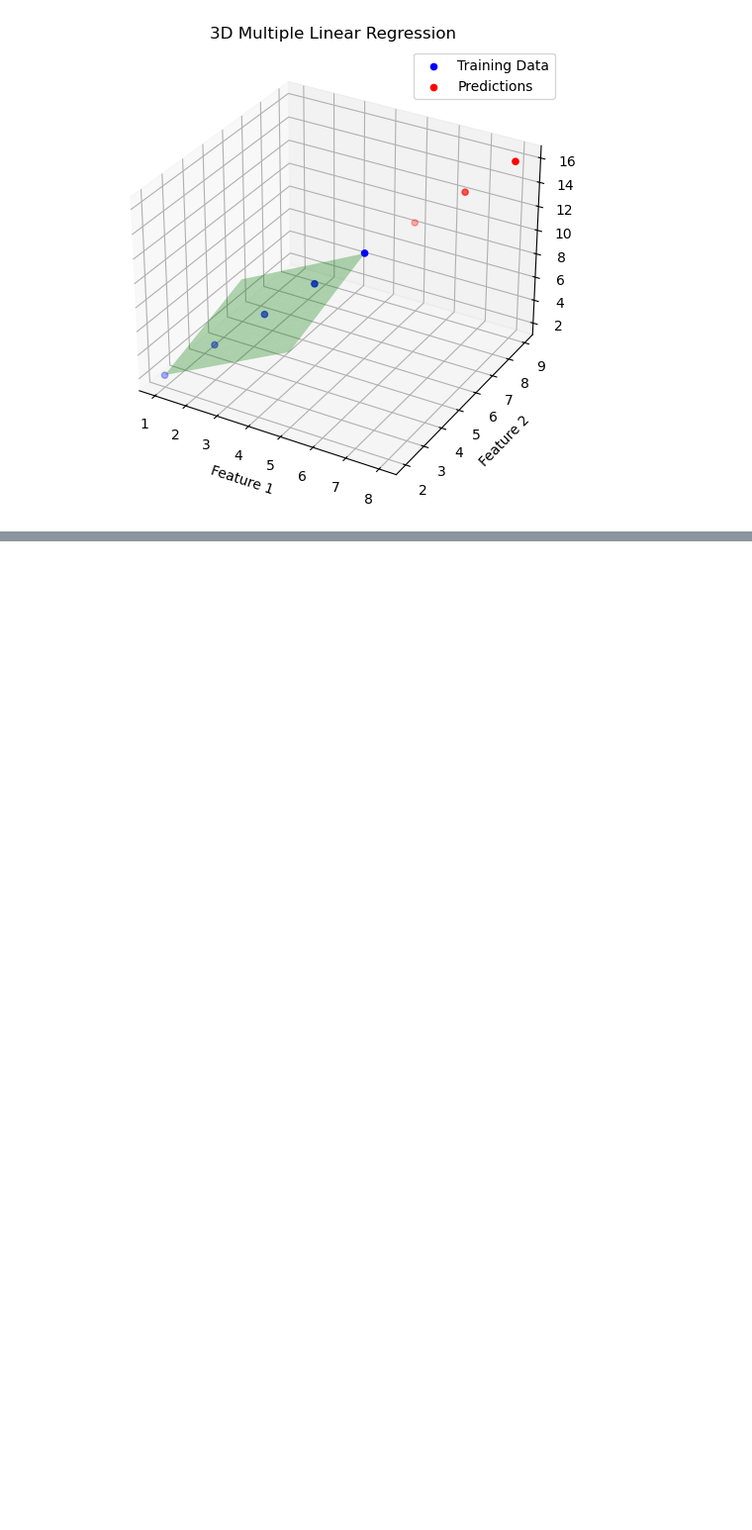
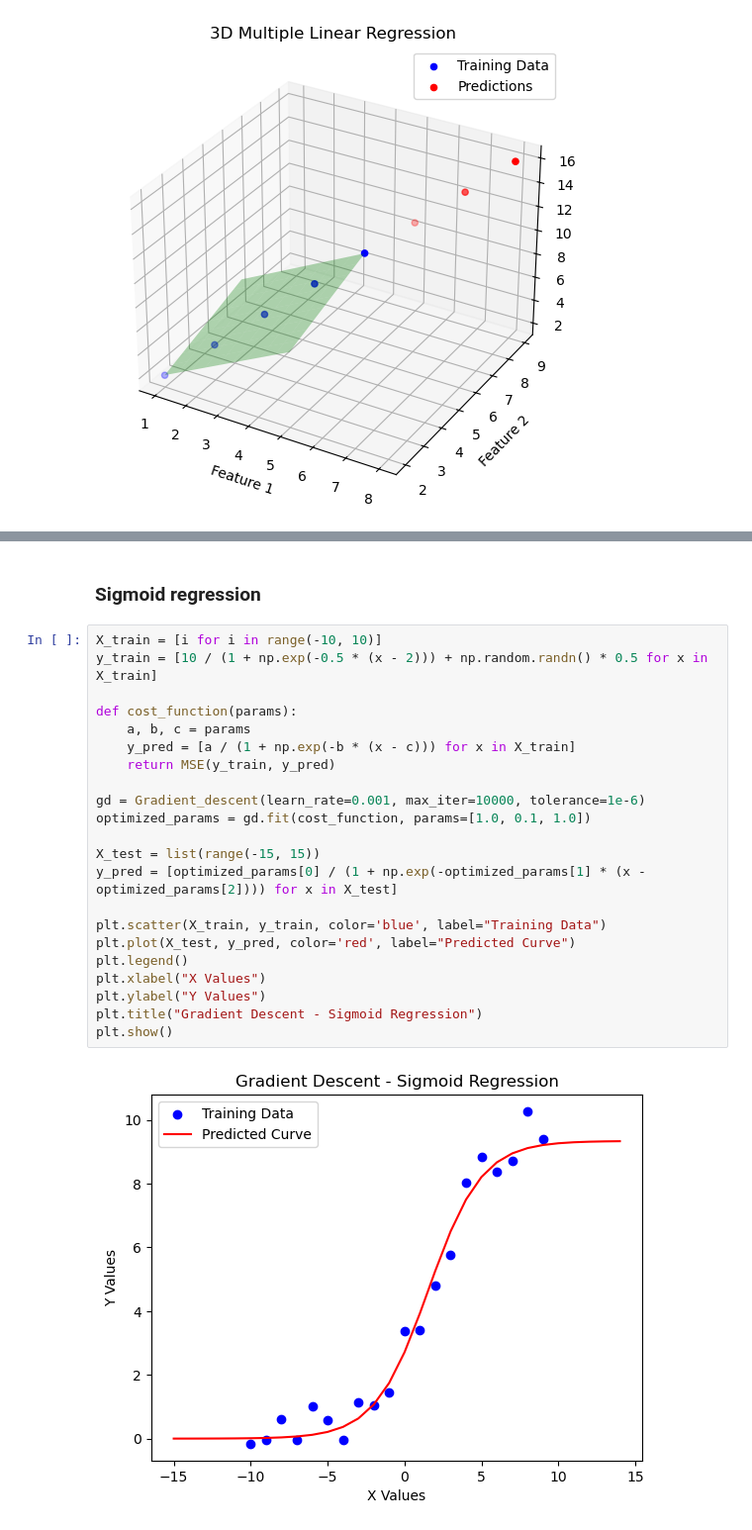
Before and after one commit to smoothyy3/Gradient-descent-from-scratch, a Jupyter notebook: test_GD.ipynb, the cells around one changed output, grey strips where cells are left out. Shown: that part at 99% size. Saved outputs shown, nothing was run; the diff lists cells and outputs as text; blank space fills up the shorter version.

```diff
--- a/test_GD.ipynb
+++ b/test_GD.ipynb
@@ -129,0 +226,26 @@ plt.show()
+# %% [markdown]
+### **Sigmoid regression**
+# %%
+X_train = [i for i in range(-10, 10)]
+y_train = [10 / (1 + np.exp(-0.5 * (x - 2))) + np.random.randn() * 0.5 for x in X_train]
+
+def cost_function(params):
+    a, b, c = params
+    y_pred = [a / (1 + np.exp(-b * (x - c))) for x in X_train]
+    return MSE(y_train, y_pred)
+
+gd = Gradient_descent(learn_rate=0.001, max_iter=10000, tolerance=1e-6)
+optimized_params = gd.fit(cost_function, params=[1.0, 0.1, 1.0])
+
+X_test = list(range(-15, 15))
+y_pred = [optimized_params[0] / (1 + np.exp(-optimized_params[1] * (x - optimized_params[2]))) for x in X_test]
+
+plt.scatter(X_train, y_train, color='blue', label="Training Data")
+plt.plot(X_test, y_pred, color='red', label="Predicted Curve")
+plt.legend()
+plt.xlabel("X Values")
+plt.ylabel("Y Values")
+plt.title("Gradient Descent - Sigmoid Regression")
+plt.show()
+# %% [output]
+[figure, added]
```
Also changed, not shown: parts of 15 cells of this notebook.
